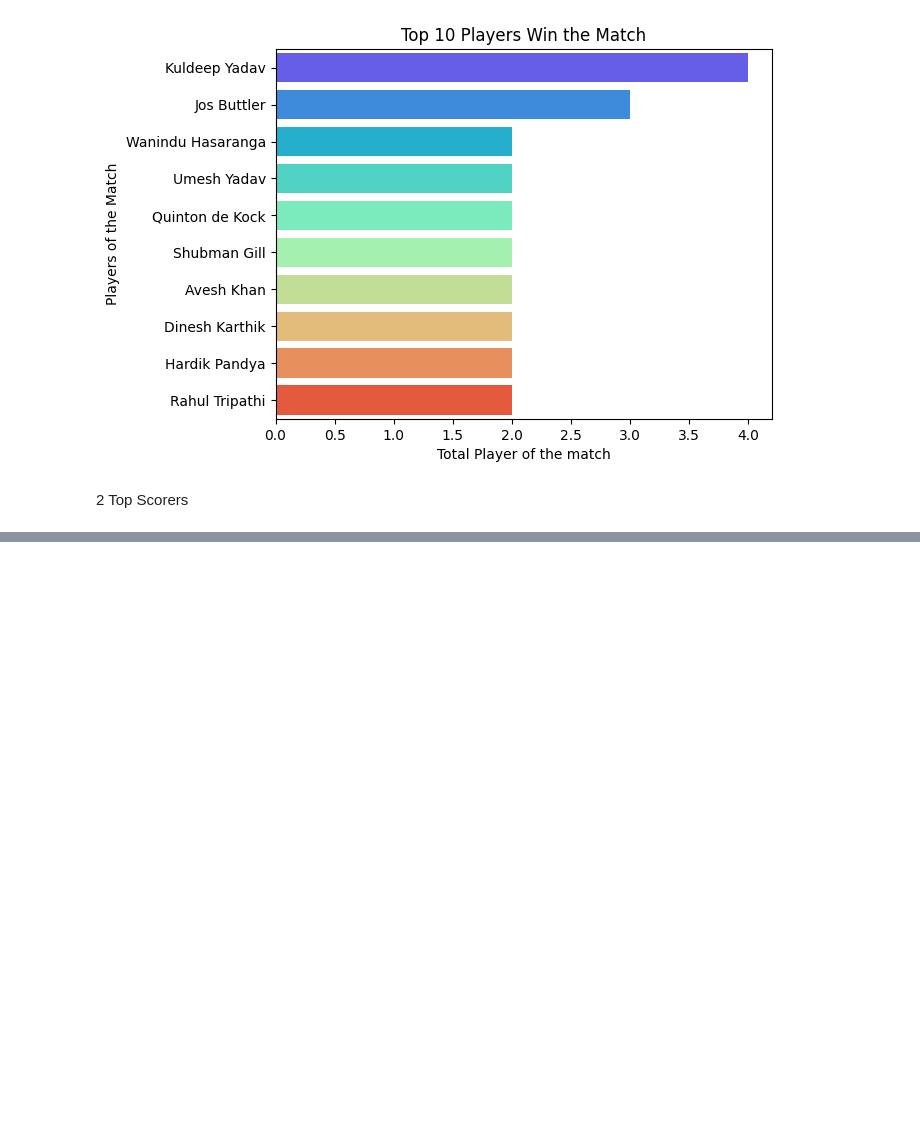
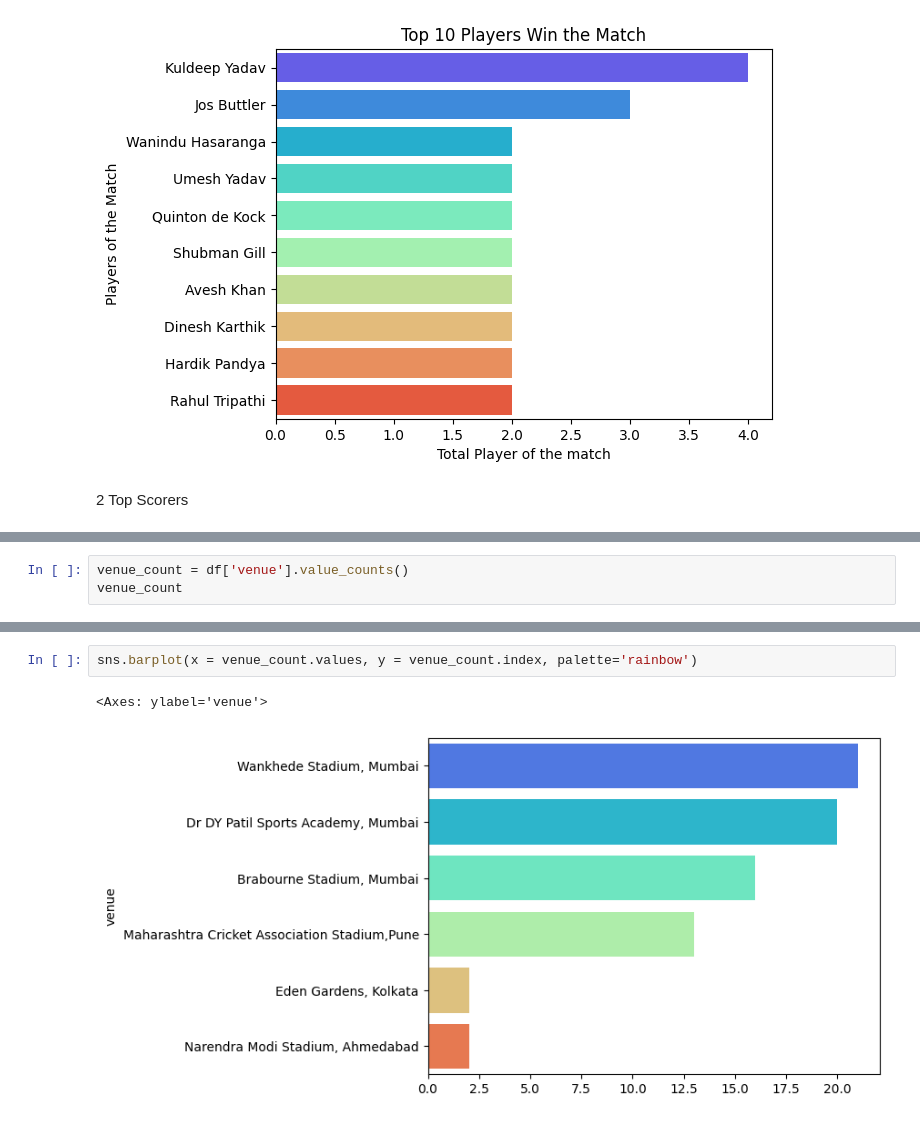
Before and after one commit to PrinceYadav0312/Data-Science, a Jupyter notebook: Project/IplcapstoneProject.ipynb, the cells around one changed output, grey strips where cells are left out. Drawn from its saved outputs; the diff is of its cells as text; blank space fills up the shorter version.

```diff
--- a/Project/IplcapstoneProject.ipynb
+++ b/Project/IplcapstoneProject.ipynb
@@ -130,0 +157,3 @@ Text(0.5, 0, 'Top Scorer Names')
+# %%
+venue_count = df['venue'].value_counts()
+venue_count
@@ -130,0 +169,5 @@ Text(0.5, 0, 'Top Scorer Names')
+# %%
+sns.barplot(x = venue_count.values, y = venue_count.index, palette='rainbow')
+# %% [output]
+<Axes: ylabel='venue'>
+[figure, added]
```
Also changed, not shown: parts of 12 cells of this notebook.
